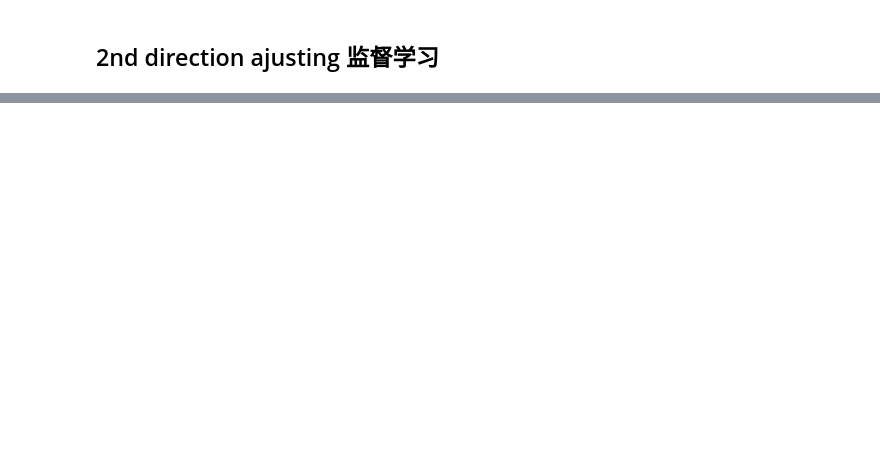
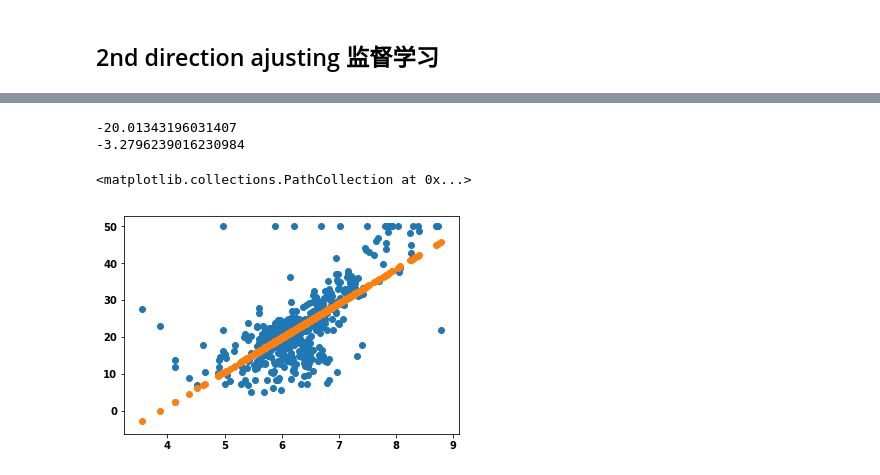
Before and after one commit to 0meou0/NLP-assignments, a Jupyter notebook: lesson-02/华盛顿房价.ipynb, the cells around one changed output, grey strips where cells are left out. Drawn from its saved outputs; the diff is of its cells as text; code cells hidden in the pictures; blank space fills up the shorter version.

```diff
--- a/lesson-02/华盛顿房价.ipynb
+++ b/lesson-02/华盛顿房价.ipynb
@@ -164,0 +175,5 @@ plt.scatter(X_rm,price_predict)
+# %%
+def partial_k(x,y,y_hat):
+    n = len(y)
+
+    return -sum((y_i - y_hat_i) * x_i for x_i,y_i,y_hat_i in zip(list(x),list(y),list(y_hat)))*2/n
@@ -164,0 +184,5 @@ plt.scatter(X_rm,price_predict)
+# %%
+def partial_b(y,y_hat):
+    n = len(y)
+
+    return -sum((y_i - y_hat_i) for y_i,y_hat_i in zip(list(y),list(y_hat)))*2/n
@@ -164,0 +193,29 @@ plt.scatter(X_rm,price_predict)
+# %%
+X_rm_ = X[:,5]
+trying_times_ = 10000
+
+min_loss_ = float("inf")
+# min_loss_ = 100000
+best_k_,best_b_ = None,None
+k_ = random.random() * 200 - 100
+b_ = random.random() * 200 - 100
+learning_rate = 0.01
+
+for i in range(trying_times_):
+    price_predict_ = [price(r,k_,b_) for r in X_rm_]
+
+    current_loss = loss(price_predict_,y)
+#     print(current_loss)
+    if current_loss<min_loss_:
+        min_loss_ = current_loss
+        best_b_,best_k_ = b_,k_
+        if i%100==0:
+            print('{} time: update_loss:{},y = {} * x + {}'.format(i,current_loss,k_,b_))
+
+    gradient_k = partial_k(X_rm_,y,price_predict_)
+    gradient_b = partial_b(y,price_predict_)
+
+    k_ = k_ - gradient_k * learning_rate
+    b_ = b_ - gradient_b * learning_rate
+
+print('min_loss:{},y = {} * x + {}'.format(min_loss_,best_k_,best_b_))
@@ -164,0 +240,13 @@ plt.scatter(X_rm,price_predict)
+# %%
+print(partial_k(X_rm,y,price_predict))
+print(partial_b(y,price_predict))
+# %% [output]
+-20.01343196031407
+-3.2796239016230984
+# %%
+price_predict_ = [price(r,best_k_,best_b_) for r in X_rm_]
+draw_rm_and_price()
+plt.scatter(X_rm_,price_predict_)
+# %% [output]
+<matplotlib.collections.PathCollection at 0x...>
+[figure, added]
```
Also changed, not shown: parts of 15 cells of this notebook.
